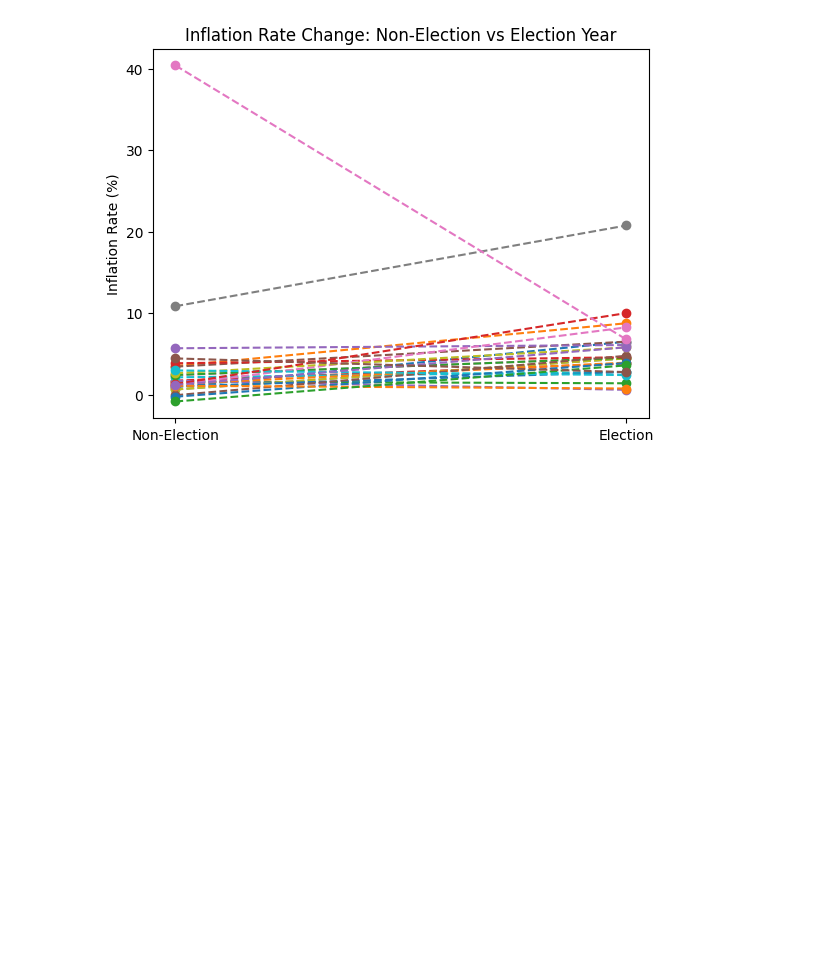
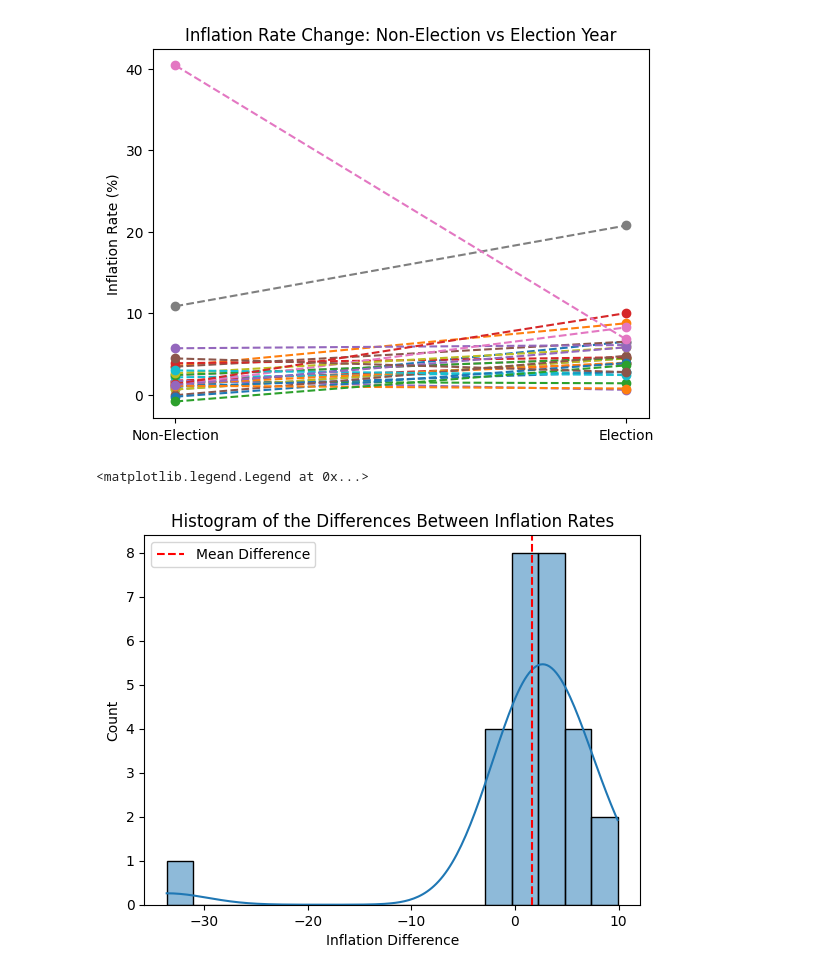
Before and after one commit to cmgboji/PSY371F-Final-Project, a Jupyter notebook: PSY 371F - Notebook.ipynb, the cells around one changed output. Saved outputs shown, nothing was run; the diff lists cells and outputs as text; code cells hidden in the pictures; blank space fills up the shorter version.

```diff
--- a/PSY 371F - Notebook.ipynb
+++ b/PSY 371F - Notebook.ipynb
@@ -329,3 +364,13 @@ plt.ylabel('Inflation Rate (%)')
 # %% [output]
 Text(0, 0.5, 'Inflation Rate (%)')
 [figure]
+# %%
+inf_mean = elections_df['Inflation Difference'].mean()
+
+sns.histplot(data = elections_df, x = 'Inflation Difference', kde = True)
+plt.axvline(inf_mean, color = 'red', linestyle = '--', label = 'Mean Difference')
+plt.title('Histogram of the Differences Between Inflation Rates')
+plt.legend()
+# %% [output]
+<matplotlib.legend.Legend at 0x...>
+[figure, added]
```
Also changed, not shown: parts of 12 cells of this notebook, 1 other file.
